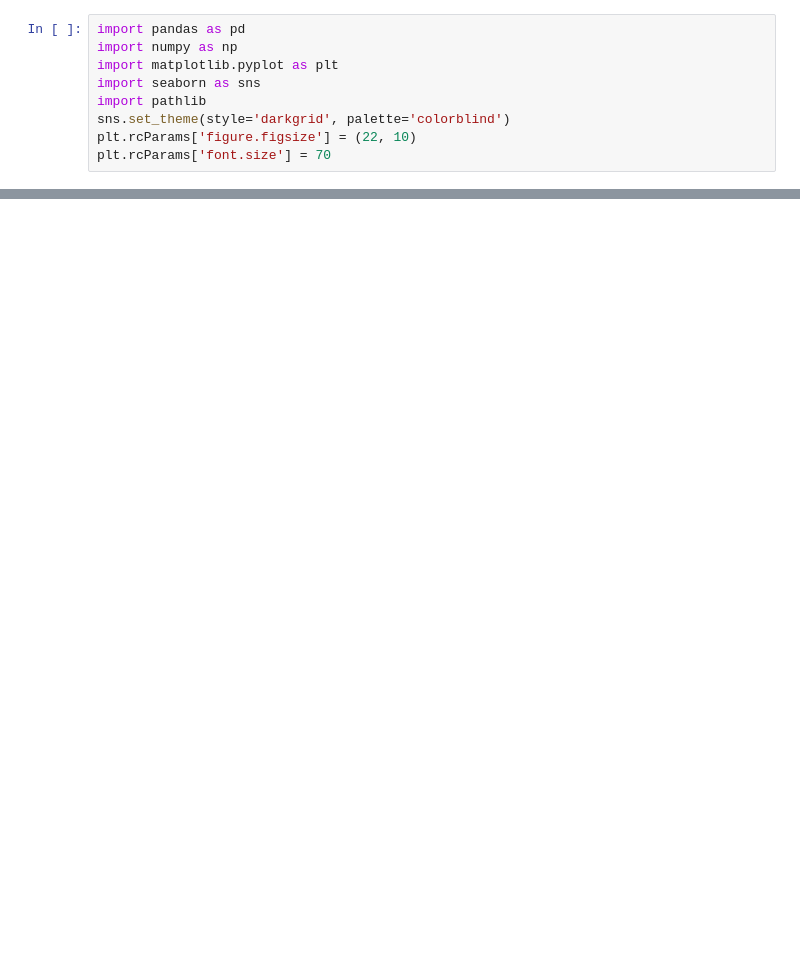
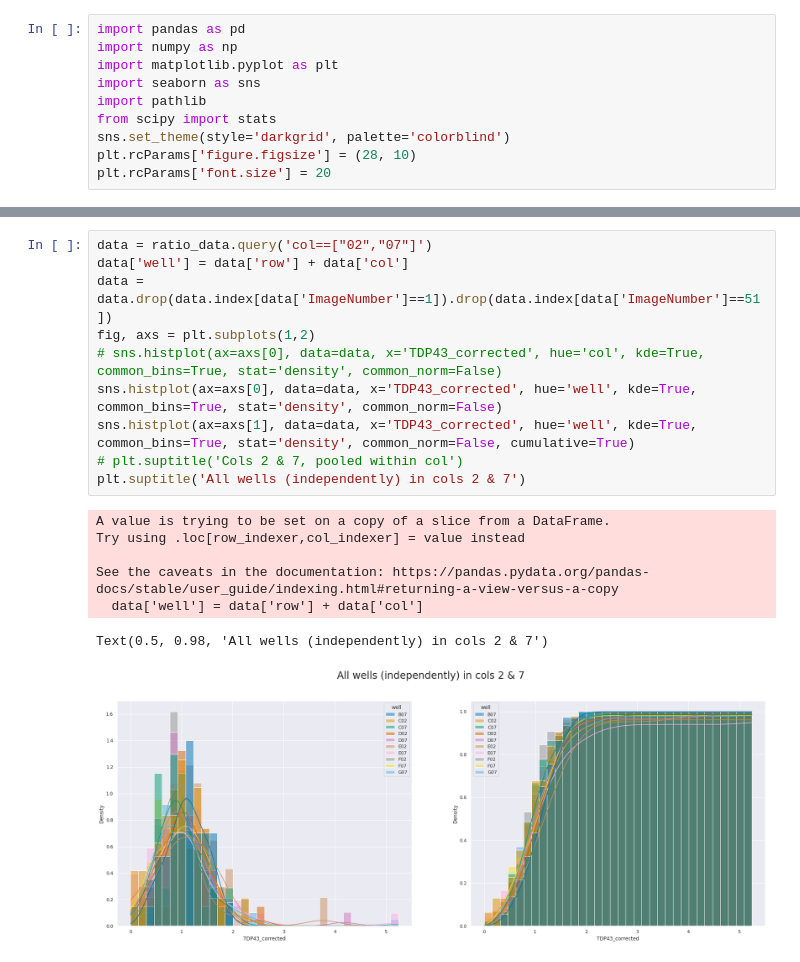
Before and after one commit to nmra-abarthmaron/cell-imaging, a Jupyter notebook: process/notebooks/2022-12-12_tdp43_analysis.ipynb, the cells around one changed output, grey strips where cells are left out. Drawn from its saved outputs; the diff is of its cells as text; blank space fills up the shorter version.

```diff
--- a/process/notebooks/2022-12-12_tdp43_analysis.ipynb
+++ b/process/notebooks/2022-12-12_tdp43_analysis.ipynb
@@ -4,9 +4,10 @@ import numpy as np
 import matplotlib.pyplot as plt
 import seaborn as sns
 import pathlib
+from scipy import stats
 sns.set_theme(style='darkgrid', palette='colorblind')
-plt.rcParams['figure.figsize'] = (22, 10)
-plt.rcParams['font.size'] = 70
+plt.rcParams['figure.figsize'] = (28, 10)
+plt.rcParams['font.size'] = 20
 # %%
 data_dir = pathlib.Path('/lab/processed-data/EXP_JSM002_NGN2_DIV25_wholeplate')
 data = pd.read_csv(data_dir / '2022-12-12_tdp43_analysis'/'2022-12-12_tdp43_analysisImage.csv')
@@ -70,0 +105,18 @@ Name: FileName_DAPI, dtype: object
+# %%
+data = ratio_data.query('col==["02","07"]')
+data['well'] = data['row'] + data['col']
+data = data.drop(data.index[data['ImageNumber']==1]).drop(data.index[data['ImageNumber']==51])
+fig, axs = plt.subplots(1,2)
+# sns.histplot(ax=axs[0], data=data, x='TDP43_corrected', hue='col', kde=True, common_bins=True, stat='density', common_norm=False)
+sns.histplot(ax=axs[0], data=data, x='TDP43_corrected', hue='well', kde=True, common_bins=True, stat='density', common_norm=False)
+sns.histplot(ax=axs[1], data=data, x='TDP43_corrected', hue='well', kde=True, common_bins=True, stat='density', common_norm=False, cumulative=True)
+# plt.suptitle('Cols 2 & 7, pooled within col')
+plt.suptitle('All wells (independently) in cols 2 & 7')
+# %% [output]
+A value is trying to be set on a copy of a slice from a DataFrame.
+Try using .loc[row_indexer,col_indexer] = value instead
+
+See the caveats in the documentation: https://pandas.pydata.org/pandas-docs/stable/user_guide/indexing.html#returning-a-view-versus-a-copy
+  data['well'] = data['row'] + data['col']
+Text(0.5, 0.98, 'All wells (independently) in cols 2 & 7')
+[figure, added]
```
Also changed, not shown: parts of 8 cells of this notebook, 7 other files.
